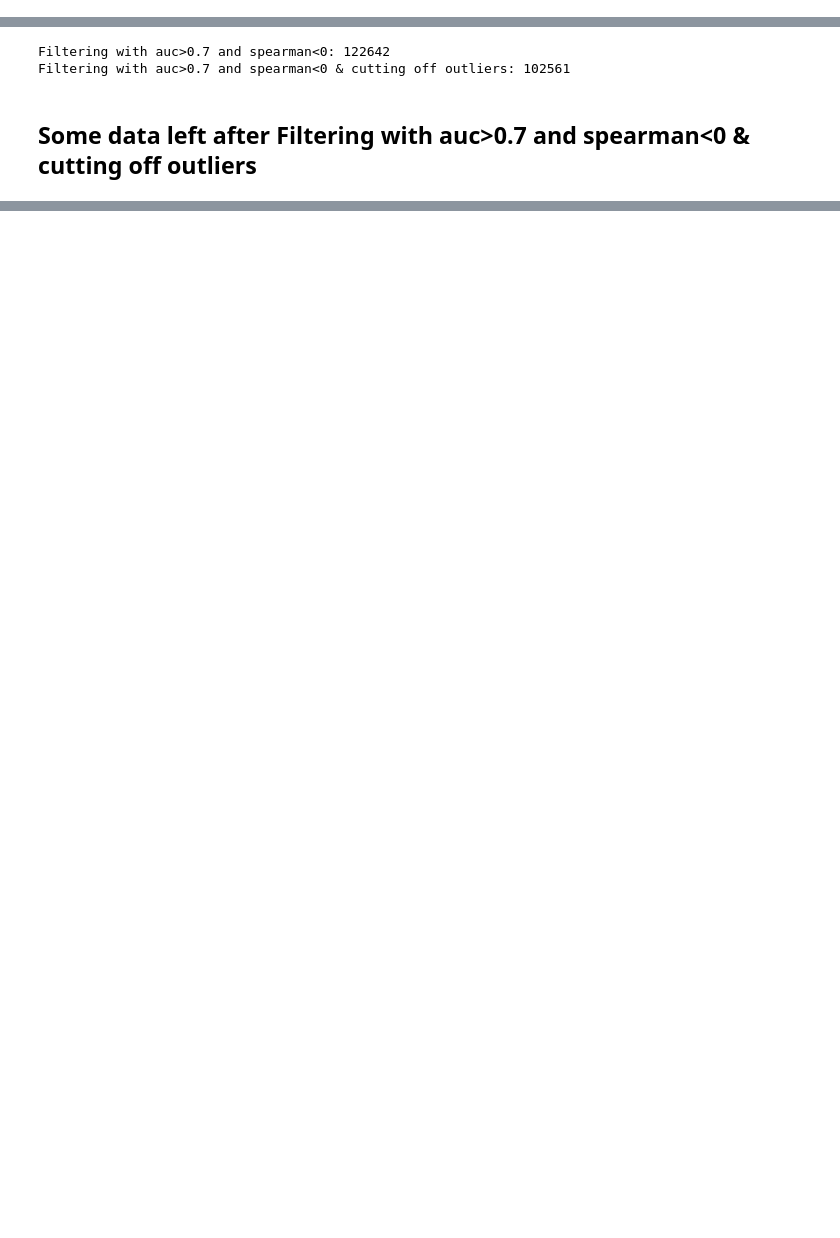
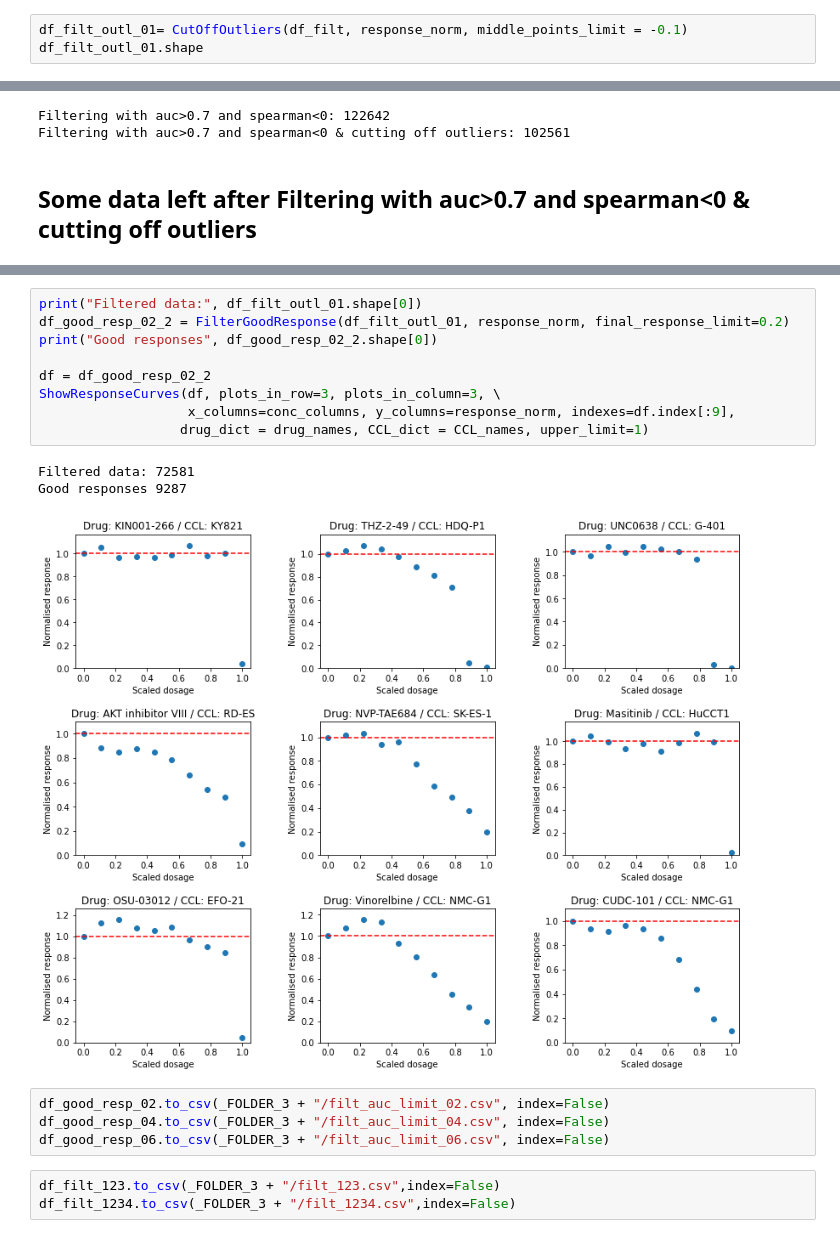
Before and after one commit to MarinaKrivova/DrugProfiles_2, a Jupyter notebook: 1_Compare_Filtering.ipynb, the cells around one changed output, grey strips where cells are left out. Saved outputs shown, nothing was run; the diff lists cells and outputs as text; blank space fills up the shorter version.

```diff
--- a/1_Compare_Filtering.ipynb
+++ b/1_Compare_Filtering.ipynb
@@ -178,2 +180,5 @@ df_filt_5.shape
 # %% [output]
 (102561, 30)
+# %%
+df_filt_outl_01= CutOffOutliers(df_filt, response_norm, middle_points_limit = -0.1)
+df_filt_outl_01.shape
@@ -208,0 +257,20 @@ Responses above 1: 59284
+# %%
+print("Filtered data:", df_filt_outl_01.shape[0])
+df_good_resp_02_2 = FilterGoodResponse(df_filt_outl_01, response_norm, final_response_limit=0.2)
+print("Good responses", df_good_resp_02_2.shape[0])
+
+df = df_good_resp_02_2
+ShowResponseCurves(df, plots_in_row=3, plots_in_column=3, \
+                   x_columns=conc_columns, y_columns=response_norm, indexes=df.index[:9],
+                  drug_dict = drug_names, CCL_dict = CCL_names, upper_limit=1)
+# %% [output]
+Filtered data: 72581
+Good responses 9287
+[figure, added]
+# %%
+df_good_resp_02.to_csv(_FOLDER_3 + "/filt_auc_limit_02.csv", index=False)
+df_good_resp_04.to_csv(_FOLDER_3 + "/filt_auc_limit_04.csv", index=False)
+df_good_resp_06.to_csv(_FOLDER_3 + "/filt_auc_limit_06.csv", index=False)
+# %%
+df_filt_123.to_csv(_FOLDER_3 + "/filt_123.csv",index=False)
+df_filt_1234.to_csv(_FOLDER_3 + "/filt_1234.csv",index=False)
```
Also changed, not shown: parts of 14 cells of this notebook, 6 other files.
